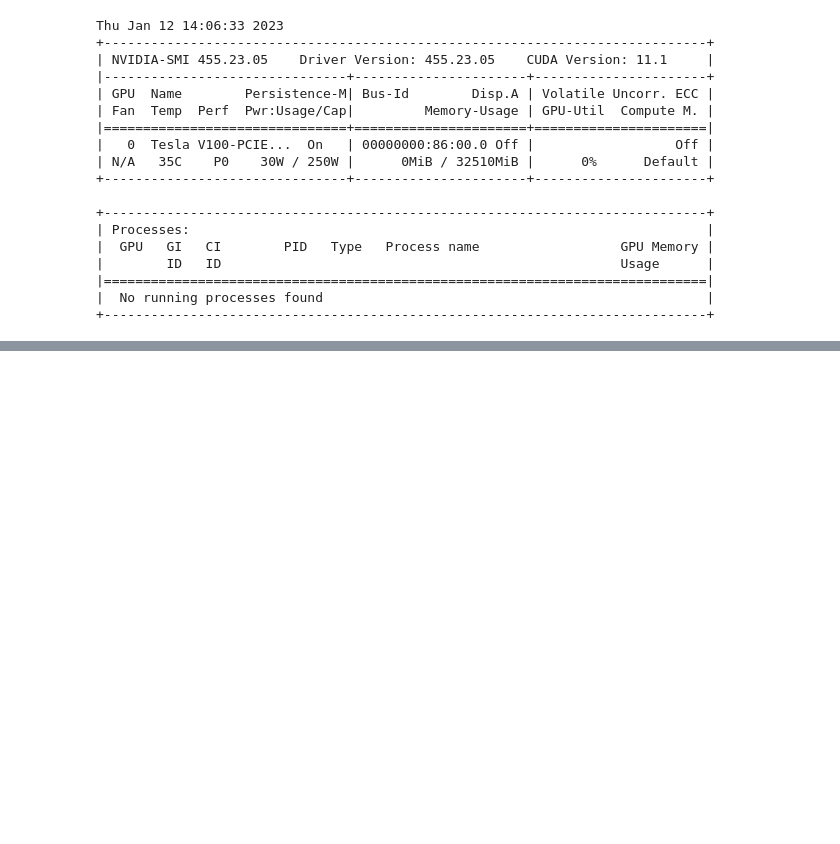
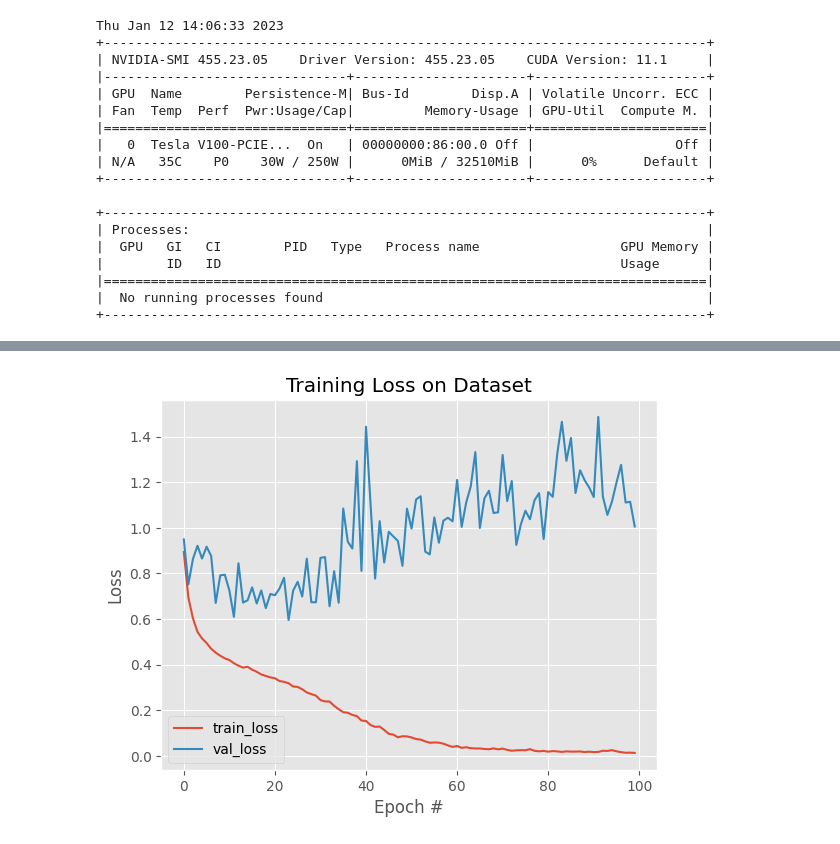
Before and after one commit to shoutizix/IPEO_Project, a Jupyter notebook: train.ipynb, the cells around one changed output, grey strips where cells are left out. Cells and saved outputs as stored; diff of their text form; code cells hidden in the pictures; blank space fills up the shorter version.

Commit message:
train updated and remove unused files

```diff
--- a/train.ipynb
+++ b/train.ipynb
@@ -283,15 +237,14 @@ bestValAcc = -1
 NUM_EPOCHS = 100
 print("[INFO] training the network...")
 startTime = time.time()
-#for e in tqdm(range(NUM_EPOCHS)):
 for e in tqdm(range(NUM_EPOCHS)):
     # set the model in training mode
     unet.train()
     # initialize the total training and validation loss
     totalTrainLoss = 0
-    totalTestLoss = 0
+    totalValLoss = 0
     totalTrainAcc = 0
-    totalTestAcc = 0
+    totalValAcc = 0
     # loop over the training set
     for (i, (x, y)) in enumerate(train_dl):
         # send the input to the device
@@ -326,37 +279,38 @@ for e in tqdm(range(NUM_EPOCHS)):
             y = y.squeeze()
 
             loss, acc = lossFunc(pred, y)
-            totalTestLoss += loss
-            totalTestAcc += acc
+            totalValLoss += loss
+            totalValAcc += acc
     # calculate the average training and validation loss
     avgTrainLoss = totalTrainLoss / trainSteps
-    avgTestLoss = totalTestLoss / testSteps
+    avgValLoss = totalValLoss / valSteps
     avgTrainAcc = totalTrainAcc / trainSteps
-    avgTestAcc = totalTestAcc / testSteps
+    avgValAcc = totalValAcc / valSteps
     # update our training history
     H["train_loss"].append(avgTrainLoss.cpu().detach().numpy())
-    H["test_loss"].append(avgTestLoss.cpu().detach().numpy())
+    H["val_loss"].append(avgValLoss.cpu().detach().numpy())
     H["train_acc"].append(avgTrainAcc.cpu().detach().numpy())
-    H["test_acc"].append(avgTestAcc.cpu().detach().numpy())
+    H["val_acc"].append(avgValAcc.cpu().detach().numpy())
     # print the model training and validation information
     print("[INFO] EPOCH: {}/{}".format(e + 1, NUM_EPOCHS))
     print("Train loss: {:.6f}, Validation loss: {:.4f}".format(
-      avgTrainLoss, avgTestLoss))
+      avgTrainLoss, avgValLoss))
     print("Train acc: {:.6f}, Validation acc: {:.4f}".format(
-      avgTrainAcc, avgTestAcc))
+      avgTrainAcc, avgValAcc))
     # Save the best model (the one that has the lowest loss for validation)
-    if (bestValLoss == -1) or (bestValLoss > avgTestLoss):
-        bestValLoss = avgTestLoss
+    if (bestValLoss == -1) or (bestValLoss > avgValLoss):
+        bestValLoss = avgValLoss
         print("best loss => saving")
-        torch.save(unet.state_dict(), 'best_model_fl_2_loss.pth')
-    if (bestValAcc < avgTestAcc):
-        bestValAcc = avgTestAcc
+        torch.save(unet.state_dict(), f'best_model_{name_for_save}_loss.pth')
+    if (bestValAcc < avgValAcc):
+        bestValAcc = avgValAcc
         print("best acc => saving")
-        torch.save(unet.state_dict(), 'best_model_acc_fl_2_loss.pth')
+        torch.save(unet.state_dict(), f'best_model_acc_{name_for_save}_loss.pth')
     if ((e+1)%50 == 0):
-        epoch_name = 200 + e+1
+        epoch_name = e+1
         print("SAVING")
-        torch.save(unet.state_dict(), f"unet_model_epoch_{epoch_name}_fl_2_loss.pth")
+        torch.save(unet.state_dict(), f"unet_model_epoch_{epoch_name}_{name_for_save}_loss.pth")
+        torch.save(H, f"unet_model_epoch_{epoch_name}_{name_for_save}_H.pth")
 
 # display the total time needed to perform the training
 endTime = time.time()
@@ -425,13 +380,15 @@ date_hm = f"{date.hour}:{date.minute}"
 # %%
 plt.style.use("ggplot")
 plt.figure()
 plt.plot(H["train_loss"], label="train_loss")
-plt.plot(H["test_loss"], label="val_loss")
+plt.plot(H["val_loss"], label="val_loss")
 plt.title("Training Loss on Dataset")
 plt.xlabel("Epoch #")
 plt.ylabel("Loss")
 plt.legend(loc="lower left")
-plt.savefig(f"train_val_loss_{date_ymd}_{date_hm}_fl_2_loss.png", bbox_inches='tight')
+plt.savefig(f"train_val_loss_{date_ymd}_{date_hm}_{name_for_save}_loss.png", bbox_inches='tight')
+# %% [output]
+[figure, added]
 # %%
 plt.style.use("ggplot")
 plt.figure()
```
Also changed, not shown: parts of 12 cells of this notebook, 5 other files.
